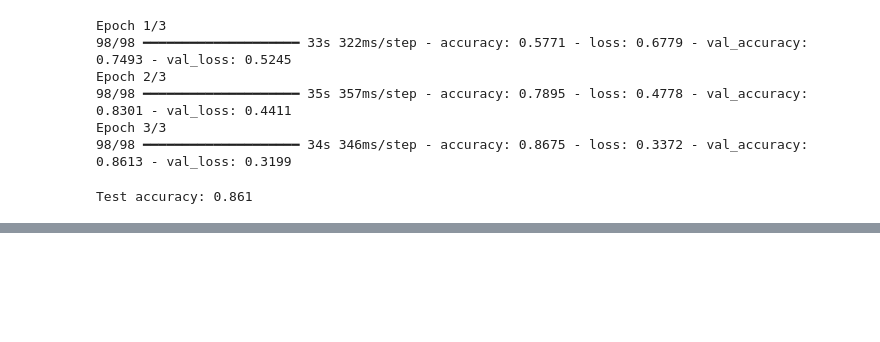
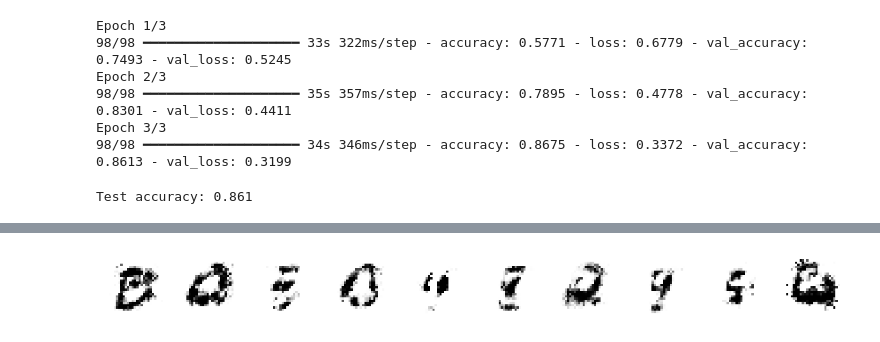
Before and after one commit to marius2347/Deep-Learning-For-Dummies-by-John-Paul-Muelle-and-Luca-Massaron-Book-Practice-in-Python, a Jupyter notebook: book.ipynb, the cells around one changed output, grey strips where cells are left out. Saved outputs shown, nothing was run; the diff lists cells and outputs as text; code cells hidden in the pictures; blank space fills up the shorter version.

```diff
--- a/book.ipynb
+++ b/book.ipynb
@@ -678,0 +748,64 @@ Test accuracy: 0.861
+# %%
+# prepare 2 handy functions for generating the input noise and plotting the results
+def create_noise(n, z):
+    return np.random.normal(0, 1, size = (n, z))
+
+def plot_sample(n, z):
+    samples = gen.predict(create_noise(n, z))
+    plt.figure(figsize = (15, 3))
+    for i in range(n):
+        plt.subplot(1, n, (i + 1))
+        plt.imshow(samples[i].reshape(28, 28), cmap = 'gray_r')
+        plt.axis('off')
+    plt.show()
+# %%
+# training the GAN
+epochs = 5
+batch_size = 32
+batch_no = 16
+gen_errors, dsc_errors = (list(), list())
+
+optimizer_gen = Adam(learning_rate = 0.0002, beta_1 = 0.5)
+optimizer_dsc = Adam(learning_rate = 0.0002, beta_1 = 0.5)
+
+gen.compile(loss = 'binary_crossentropy', optimizer = optimizer_gen)
+dsc.compile(loss = 'binary_crossentropy', optimizer = optimizer_dsc)
+gan.compile(loss = 'binary_crossentropy', optimizer = optimizer_gen)
+
+for i in range(0, epochs):
+    for j in range(batch_no):
+
+        # Drawing a random sample of the training set
+        rand_sample = np.random.randint(0, len(X_train), size = batch_size)
+        image_batch = X_train[rand_sample]
+
+        # Creating noisy input for the generator
+        input_noise = create_noise(batch_size, input_dim)
+
+        # Generating fake images
+        generated_images = gen.predict(input_noise)
+        X = np.concatenate((image_batch, generated_images))
+
+        # Creating somehow noisy labels
+        y = np.concatenate([[0.9] * batch_size, [0.0] * batch_size])
+
+        # Training the discriminator to distinguish fakes from real ones
+        make_trainable(dsc, True)
+        dsc_loss = dsc.train_on_batch(X, y)
+        make_trainable(dsc, False)
+
+        # Training generating fakes
+        input_noise = create_noise(batch_size, input_dim)
+        fakes = np.ones(batch_size)
+        for _ in range(4):
+            gan_loss = gan.train_on_batch(input_noise, fakes)
+
+    # Recording the losses
+    gen_errors.append(gan_loss)
+    dsc_errors.append(dsc_loss)
+
+    # Showing the results
+    if i % 10 == 0:
+        print("Epoch %i " % i)
+        plot_sample(10, input_dim)
+# %% [output]
@@ -678,0 +830 @@ Test accuracy: 0.861
+[figure, added]
```
Also changed, not shown: parts of 10 cells of this notebook.
